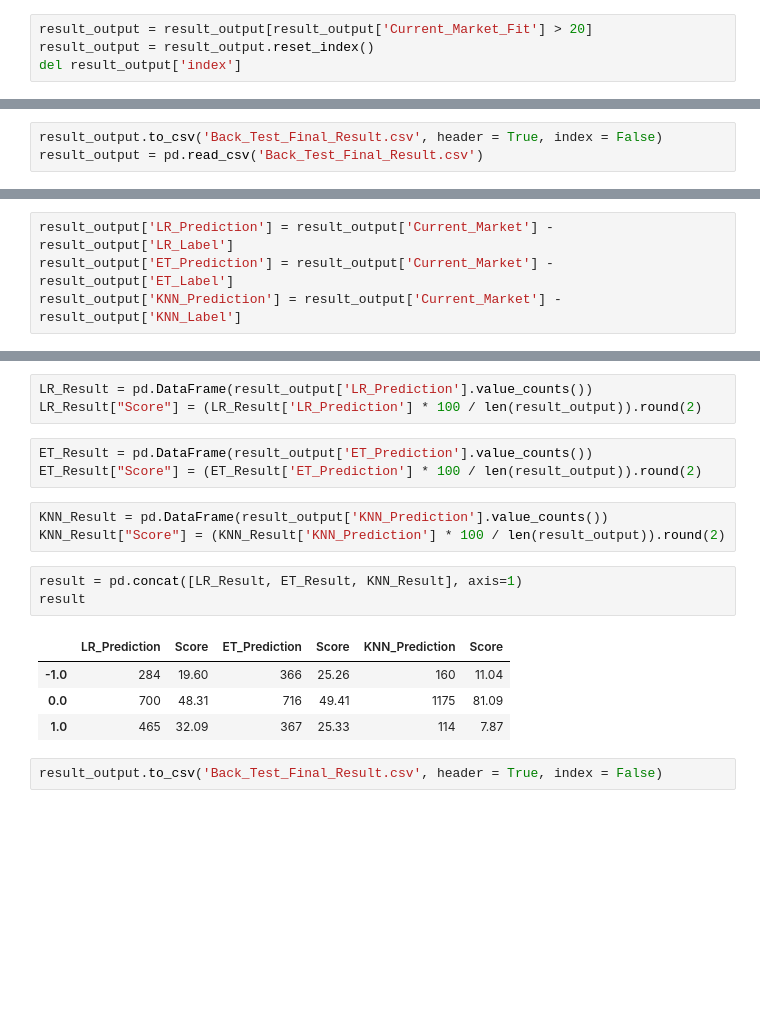
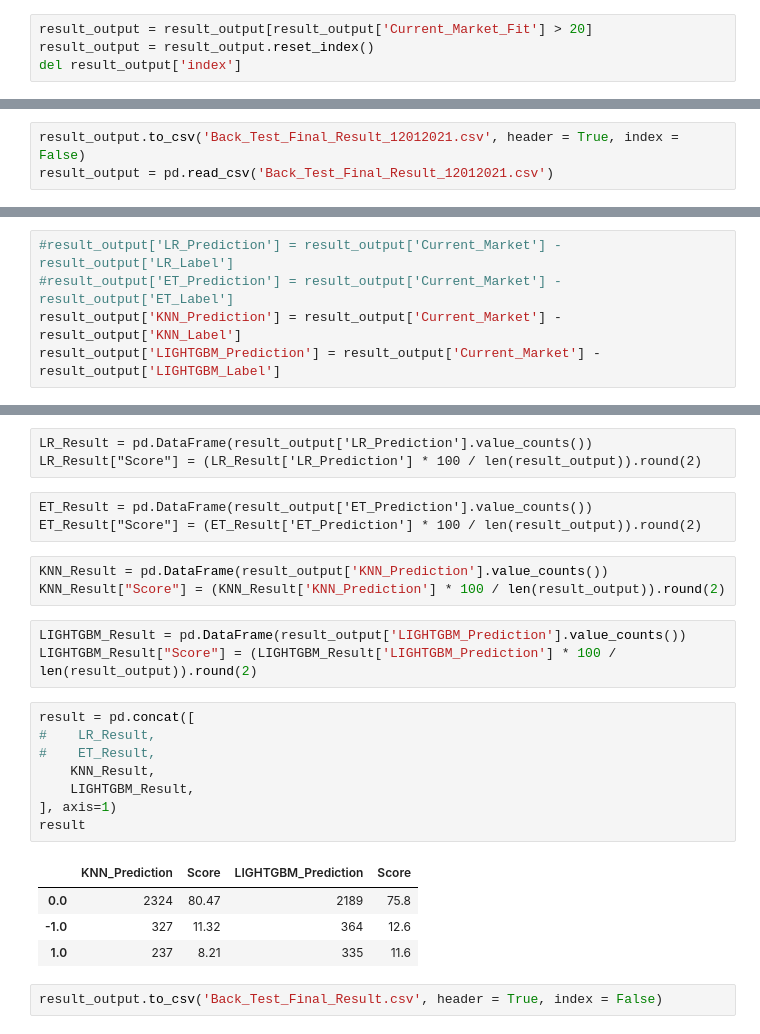
Before and after one commit to Forexience/Forexience, a Jupyter notebook: Testing_Pipeline/Back_Test_FINAL.ipynb, the cells around one changed output, grey strips where cells are left out. Cells and saved outputs as stored; diff of their text form; blank space fills up the shorter version.

```diff
--- a/Testing_Pipeline/Back_Test_FINAL.ipynb
+++ b/Testing_Pipeline/Back_Test_FINAL.ipynb
@@ -253,3 +273,3 @@ result_output.shape
 # %%
-result_output.to_csv('Back_Test_Final_Result.csv', header = True, index = False)
-result_output = pd.read_csv('Back_Test_Final_Result.csv')
+result_output.to_csv('Back_Test_Final_Result_12012021.csv', header = True, index = False)
+result_output = pd.read_csv('Back_Test_Final_Result_12012021.csv')
@@ -276,7 +276,8 @@ result_output.head(20)
 # %%
-result_output['LR_Prediction'] = result_output['Current_Market'] - result_output['LR_Label']
-result_output['ET_Prediction'] = result_output['Current_Market'] - result_output['ET_Label']
+#result_output['LR_Prediction'] = result_output['Current_Market'] - result_output['LR_Label']
+#result_output['ET_Prediction'] = result_output['Current_Market'] - result_output['ET_Label']
 result_output['KNN_Prediction'] = result_output['Current_Market'] - result_output['KNN_Label']
+result_output['LIGHTGBM_Prediction'] = result_output['Current_Market'] - result_output['LIGHTGBM_Label']
 # %%
 result_output.head()
 # %% [output]
@@ -289,19 +290,27 @@ result_output.head()
-# %%
-LR_Result = pd.DataFrame(result_output['LR_Prediction'].value_counts())
-LR_Result["Score"] = (LR_Result['LR_Prediction'] * 100 / len(result_output)).round(2)
-# %%
-ET_Result = pd.DataFrame(result_output['ET_Prediction'].value_counts())
-ET_Result["Score"] = (ET_Result['ET_Prediction'] * 100 / len(result_output)).round(2)
+# %% [raw]
+LR_Result = pd.DataFrame(result_output['LR_Prediction'].value_counts())
+LR_Result["Score"] = (LR_Result['LR_Prediction'] * 100 / len(result_output)).round(2)
+# %% [raw]
+ET_Result = pd.DataFrame(result_output['ET_Prediction'].value_counts())
+ET_Result["Score"] = (ET_Result['ET_Prediction'] * 100 / len(result_output)).round(2)
 # %%
 KNN_Result = pd.DataFrame(result_output['KNN_Prediction'].value_counts())
 KNN_Result["Score"] = (KNN_Result['KNN_Prediction'] * 100 / len(result_output)).round(2)
+# %%
+LIGHTGBM_Result = pd.DataFrame(result_output['LIGHTGBM_Prediction'].value_counts())
+LIGHTGBM_Result["Score"] = (LIGHTGBM_Result['LIGHTGBM_Prediction'] * 100 / len(result_output)).round(2)
 # %%
-result = pd.concat([LR_Result, ET_Result, KNN_Result], axis=1)
+result = pd.concat([
+#    LR_Result,
+#    ET_Result,
+    KNN_Result,
+    LIGHTGBM_Result,
+], axis=1)
 result
 # %% [output]
-|  | LR_Prediction | Score | ET_Prediction | Score | KNN_Prediction | Score |
-| -1.0 | 284 | 19.60 | 366 | 25.26 | 160 | 11.04 |
-| 0.0 | 700 | 48.31 | 716 | 49.41 | 1175 | 81.09 |
-| 1.0 | 465 | 32.09 | 367 | 25.33 | 114 | 7.87 |
+|  | KNN_Prediction | Score | LIGHTGBM_Prediction | Score |
+| 0.0 | 2324 | 80.47 | 2189 | 75.8 |
+| -1.0 | 327 | 11.32 | 364 | 12.6 |
+| 1.0 | 237 | 8.21 | 335 | 11.6 |
 # %%
 result_output.to_csv('Back_Test_Final_Result.csv', header = True, index = False)
```
Also changed, not shown: parts of 11 cells of this notebook, 15 other files.
